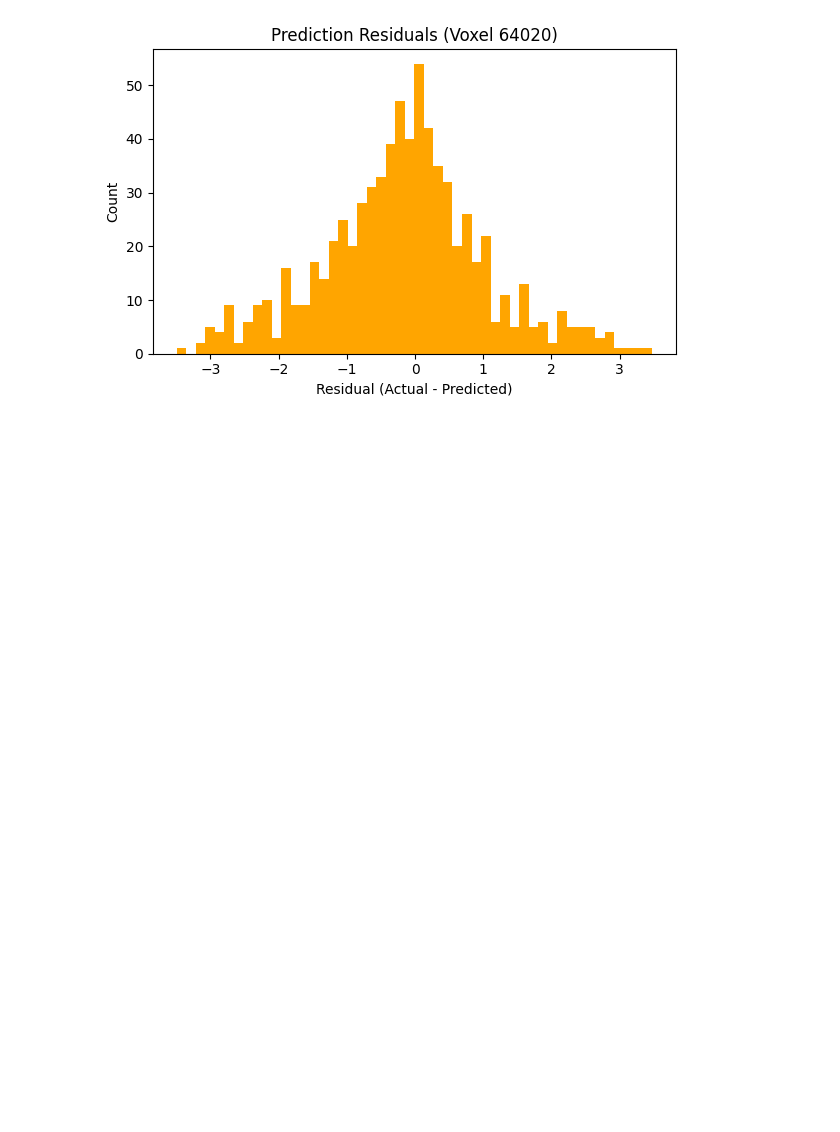
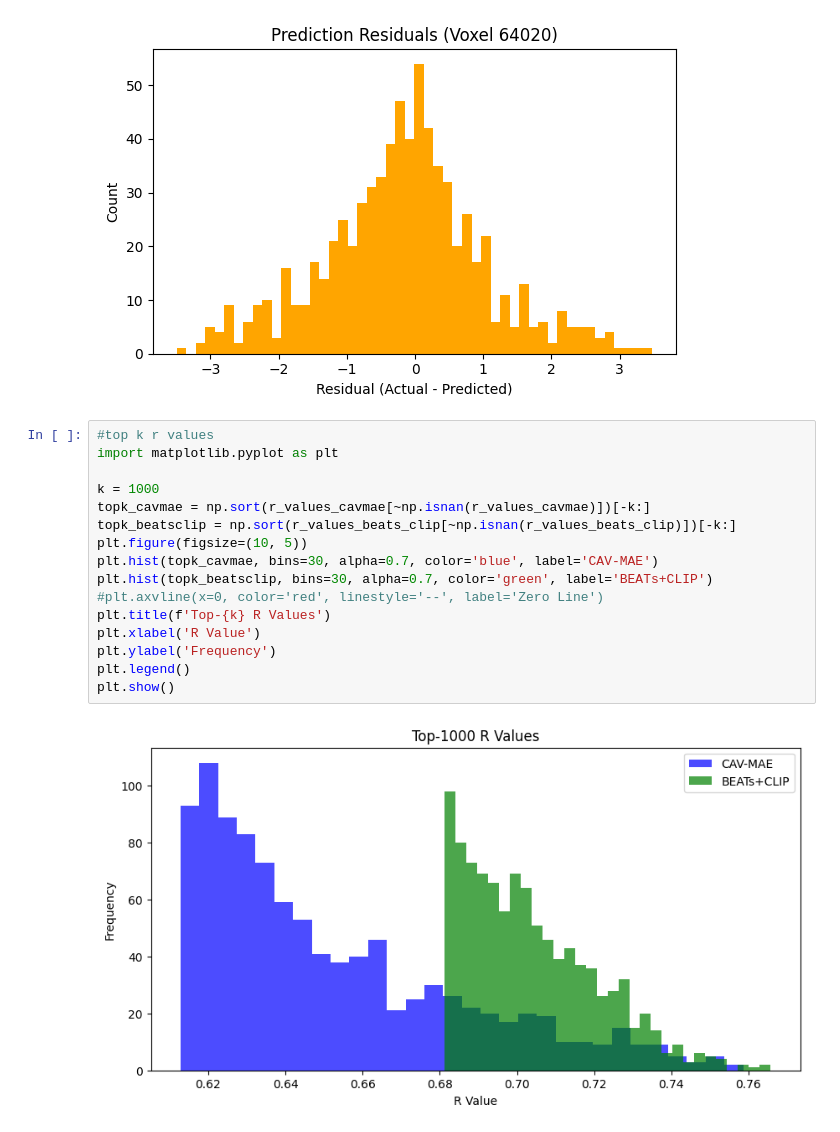
Before and after one commit to MahdiTabesh/fmri-audio-tagging, a Jupyter notebook: fMRI_Encoding_LinearRidge.ipynb, the cells around one changed output. Cells and saved outputs as stored; diff of their text form; blank space fills up the shorter version.

Commit message:
avg r values and top k r values

```diff
--- a/fMRI_Encoding_LinearRidge.ipynb
+++ b/fMRI_Encoding_LinearRidge.ipynb
@@ -263,3 +263,21 @@ plt.tight_layout()
 plt.show()
 # %% [output]
 [figure]
+# %%
+#top k r values
+import matplotlib.pyplot as plt
+
+k = 1000
+topk_cavmae = np.sort(r_values_cavmae[~np.isnan(r_values_cavmae)])[-k:]
+topk_beatsclip = np.sort(r_values_beats_clip[~np.isnan(r_values_beats_clip)])[-k:]
+plt.figure(figsize=(10, 5))
+plt.hist(topk_cavmae, bins=30, alpha=0.7, color='blue', label='CAV-MAE')
+plt.hist(topk_beatsclip, bins=30, alpha=0.7, color='green', label='BEATs+CLIP')
+#plt.axvline(x=0, color='red', linestyle='--', label='Zero Line')
+plt.title(f'Top-{k} R Values')
+plt.xlabel('R Value')
+plt.ylabel('Frequency')
+plt.legend()
+plt.show()
+# %% [output]
+[figure, added]
```
Also changed, not shown: parts of 1 cell of this notebook.
